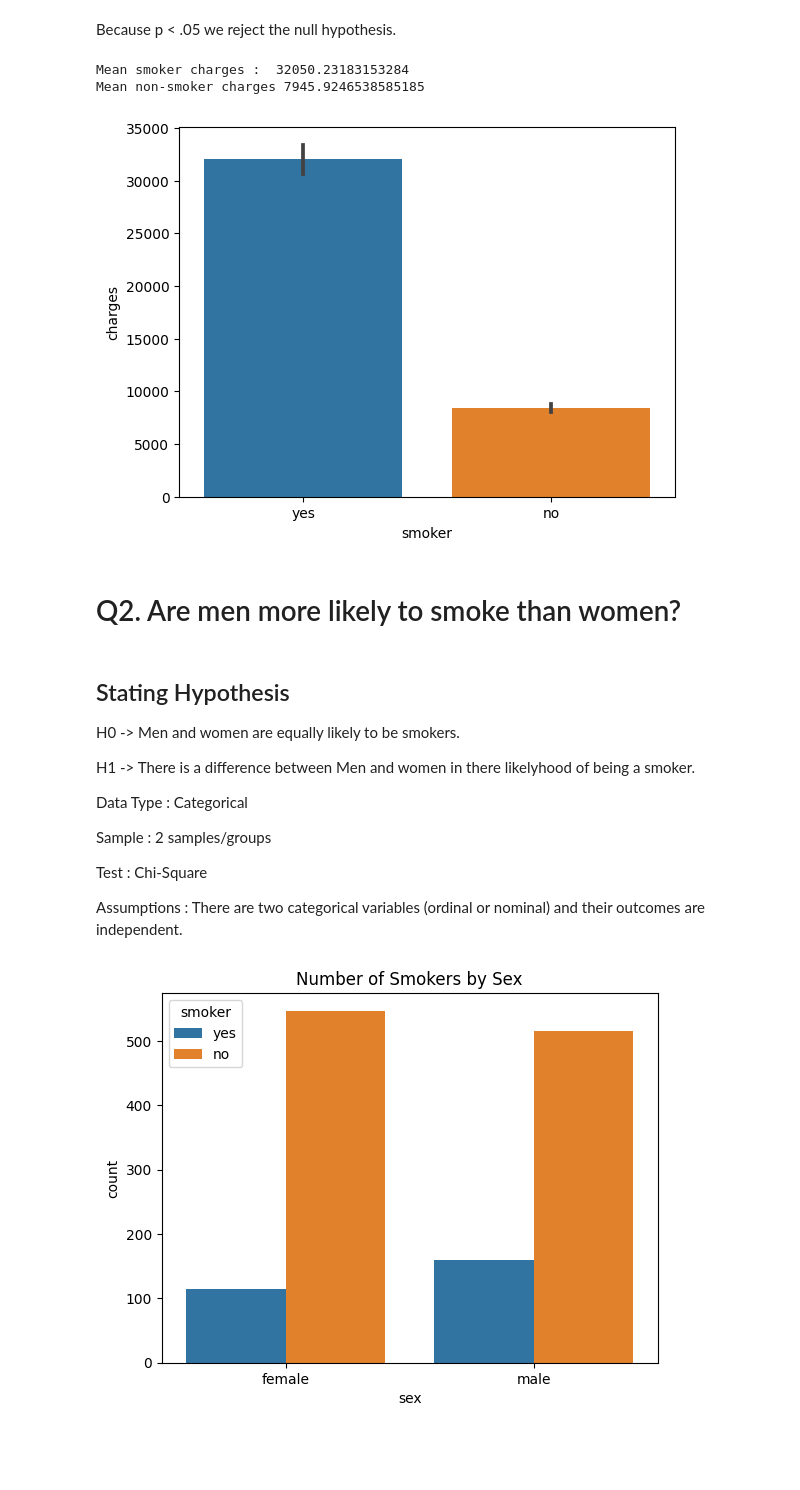
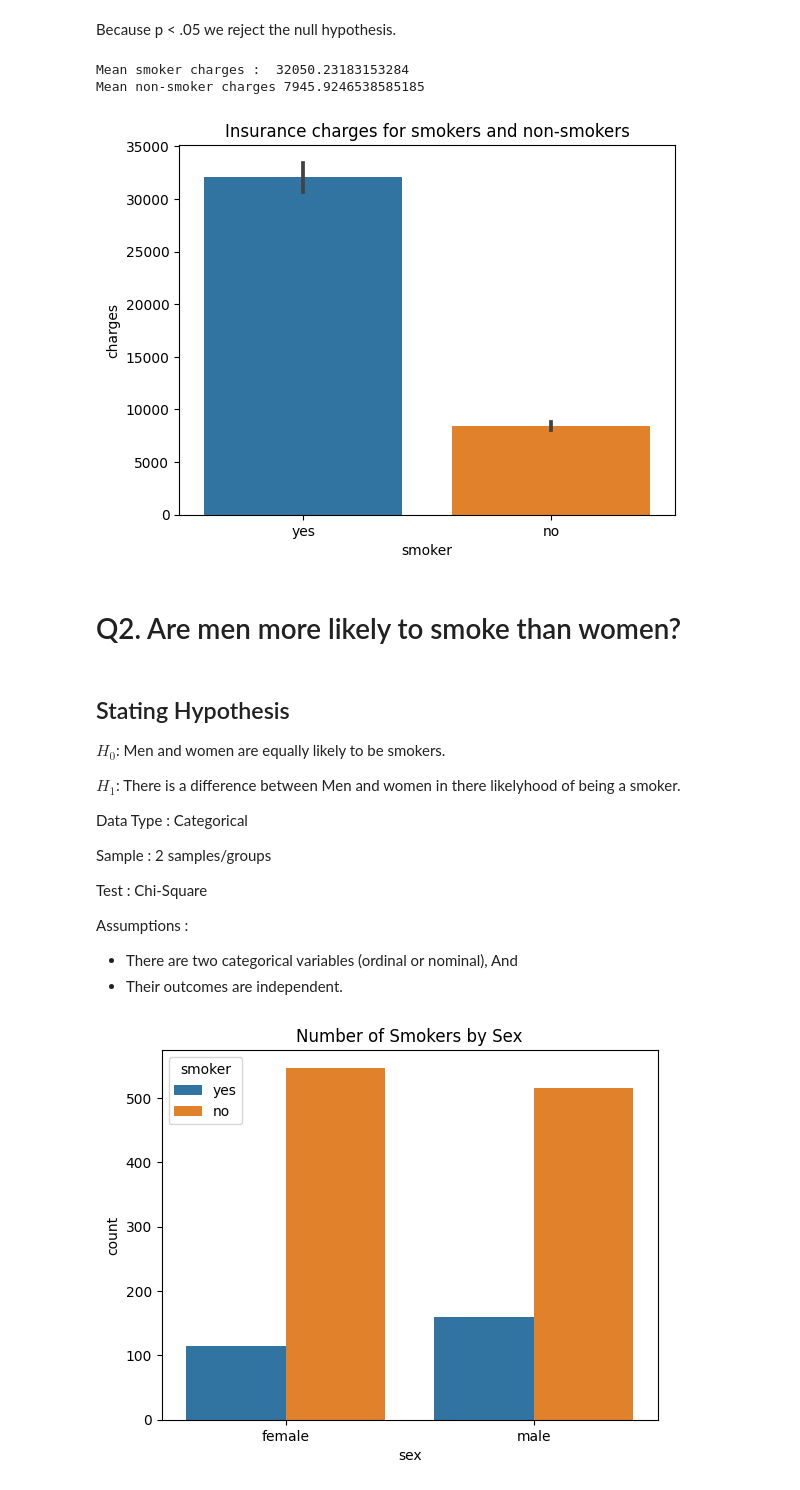
Before and after one commit to zevy613/Hypothesis-Testing, a Jupyter notebook: Hypothesis Testing with Insurance Data (Core).ipynb, the cells around one changed output. Cells and saved outputs as stored; diff of their text form; code cells hidden in the pictures; blank space fills up the shorter version.

```diff
--- a/Hypothesis Testing with Insurance Data (Core).ipynb
+++ b/Hypothesis Testing with Insurance Data (Core).ipynb
@@ -133,20 +125,22 @@ Ttest_indResult(statistic=33.723466247187815, pvalue=2.7282718648018296e-104)
 # %% [markdown]
 Because p < .05 we reject the null hypothesis.
 # %%
-sns.barplot(data=df, x='smoker', y='charges')
+ax = sns.barplot(data=df, x='smoker', y='charges')
 print("Mean smoker charges : ", smoker_charges.mean())
 print("Mean non-smoker charges", nonsmoker_charges.mean())
+ax.set_title('Insurance charges for smokers and non-smokers')
+plt.savefig('Visuals/charges_barplot.png', pad_inches=1)
 # %% [output]
 Mean smoker charges :  32050.23183153284
 Mean non-smoker charges 7945.9246538585185
-[figure, old version]
+[figure, new version]
 # %% [markdown]
 # Q2. Are men more likely to smoke than women?
 # %% [markdown]
 ## Stating Hypothesis
-H0 -> Men and women are equally likely to be smokers.
+$H_0$: Men and women are equally likely to be smokers.
 
-H1 -> There is a difference between Men and women in there likelyhood of being a smoker.
+$H_1$: There is a difference between Men and women in there likelyhood of being a smoker.
 
 Data Type : Categorical
 
@@ -154,8 +148,9 @@ Sample : 2 samples/groups
 
 Test : Chi-Square
 
-Assumptions : There are two categorical variables (ordinal or nominal) and
-their outcomes are independent.
+Assumptions :
+ - There are two categorical variables (ordinal or nominal), And
+ - Their outcomes are independent.
 # %%
 ax = sns.countplot(data=df, x='sex',hue='smoker')
 ax.set_title("Number of Smokers by Sex");
```
Also changed, not shown: parts of 8 cells of this notebook, 4 other files.
